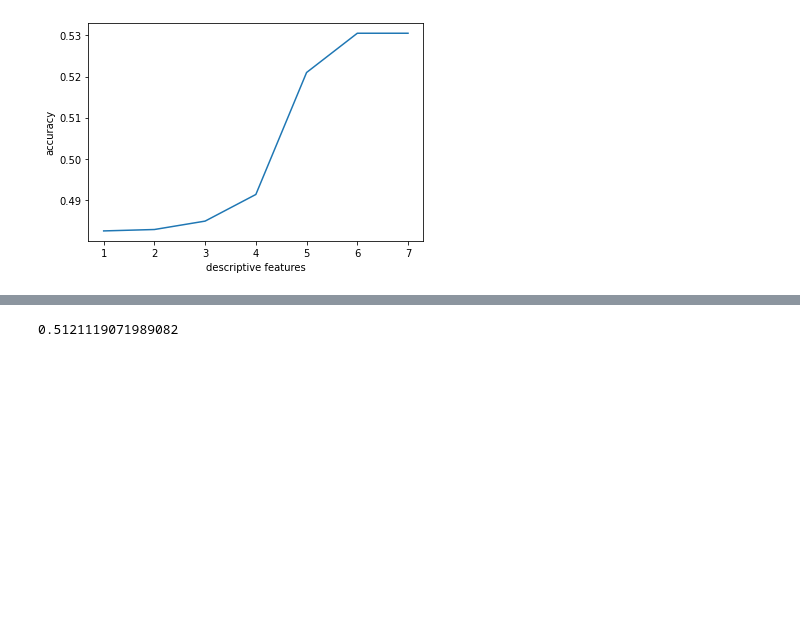
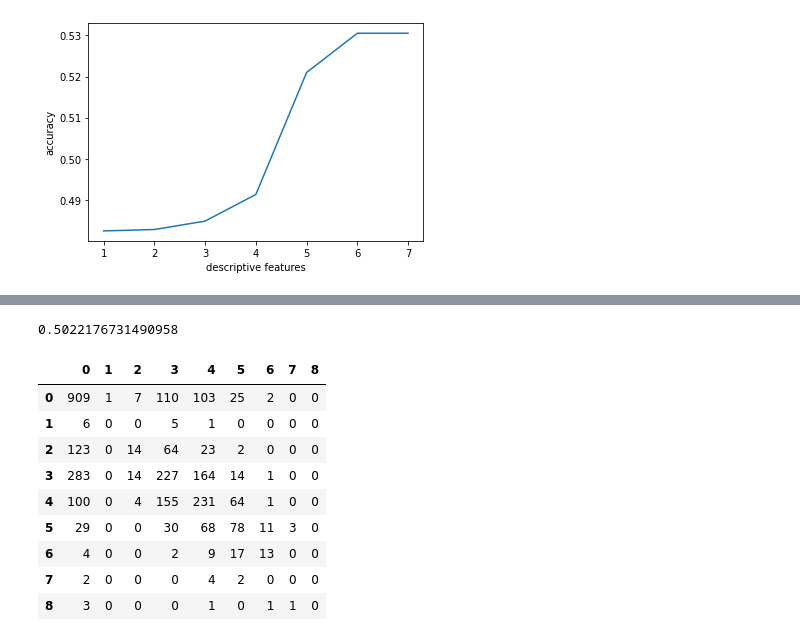
Before and after one commit to saiT1108/DS_project, a Jupyter notebook: main.ipynb, the cells around one changed output, grey strips where cells are left out. Cells and saved outputs as stored; diff of their text form; code cells hidden in the pictures; blank space fills up the shorter version.

```diff
--- a/main.ipynb
+++ b/main.ipynb
@@ -349,11 +365,23 @@ print(" Max Accuracy Score (1NN): ", max_accuracy)
 # %%
 from sklearn.tree import DecisionTreeClassifier
 dt_clf = DecisionTreeClassifier(max_depth = 8, criterion='gini', random_state = 32)
 
 X_train, X_test, Y_train, Y_test = train_test_split(df_hur[desc_ft], df_hur['DAMAGE_PROPERTY'], test_size=0.25)
 
 dt_clf.fit(X_train, Y_train)
 y_pred3 = dt_clf.predict(X_test)
 print(accuracy_score(y_pred3, Y_test))
+cm = pd.DataFrame(confusion_matrix(Y_test, y_pred3))
+cm
 # %% [output]
-0.5121119071989082
+0.5022176731490958
+|  | 0 | 1 | 2 | 3 | 4 | 5 | 6 | 7 | 8 |
+| 0 | 909 | 1 | 7 | 110 | 103 | 25 | 2 | 0 | 0 |
+| 1 | 6 | 0 | 0 | 5 | 1 | 0 | 0 | 0 | 0 |
+| 2 | 123 | 0 | 14 | 64 | 23 | 2 | 0 | 0 | 0 |
+| 3 | 283 | 0 | 14 | 227 | 164 | 14 | 1 | 0 | 0 |
+| 4 | 100 | 0 | 4 | 155 | 231 | 64 | 1 | 0 | 0 |
+| 5 | 29 | 0 | 0 | 30 | 68 | 78 | 11 | 3 | 0 |
+| 6 | 4 | 0 | 0 | 2 | 9 | 17 | 13 | 0 | 0 |
+| 7 | 2 | 0 | 0 | 0 | 4 | 2 | 0 | 0 | 0 |
+| 8 | 3 | 0 | 0 | 0 | 1 | 0 | 1 | 1 | 0 |
```
Also changed, not shown: parts of 4 cells of this notebook.
